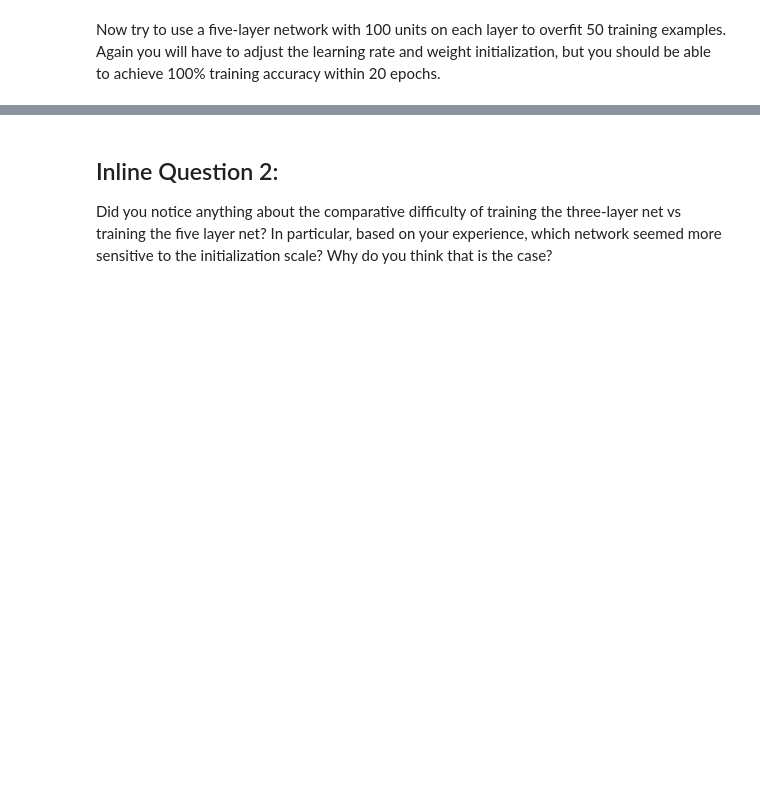
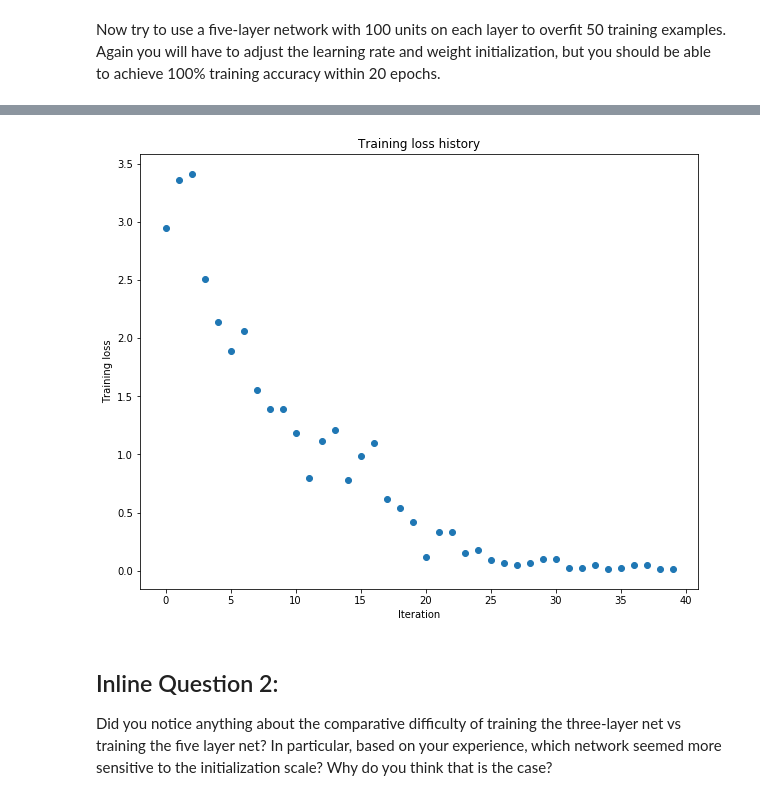
Before and after one commit to chenzhou9513/cs231n, a Jupyter notebook: assignment2/FullyConnectedNets.ipynb, the cells around one changed output, grey strips where cells are left out. Drawn from its saved outputs; the diff is of its cells as text; code cells hidden in the pictures; blank space fills up the shorter version.

```diff
--- a/assignment2/FullyConnectedNets.ipynb
+++ b/assignment2/FullyConnectedNets.ipynb
@@ -388,8 +508,8 @@ small_data = {
   'y_val': data['y_val'],
 }
 
-learning_rate = 2e-3
-weight_scale = 1e-5
+learning_rate = 3e-2
+weight_scale = 0.04
 model = FullyConnectedNet([100, 100, 100, 100],
                 weight_scale=weight_scale, dtype=np.float64)
 solver = Solver(model, small_data,
@@ -406,3 +526,4 @@ plt.title('Training loss history')
 plt.xlabel('Iteration')
 plt.ylabel('Training loss')
 plt.show()
+# %% [output]
@@ -409,3 +547,4 @@ plt.show()
+[figure, added]
 # %% [markdown]
 ## Inline Question 2:
 Did you notice anything about the comparative difficulty of training the three-layer net vs training the five layer net? In particular, based on your experience, which network seemed more sensitive to the initialization scale? Why do you think that is the case?
```
Also changed, not shown: parts of 23 cells of this notebook, 8 other files.
